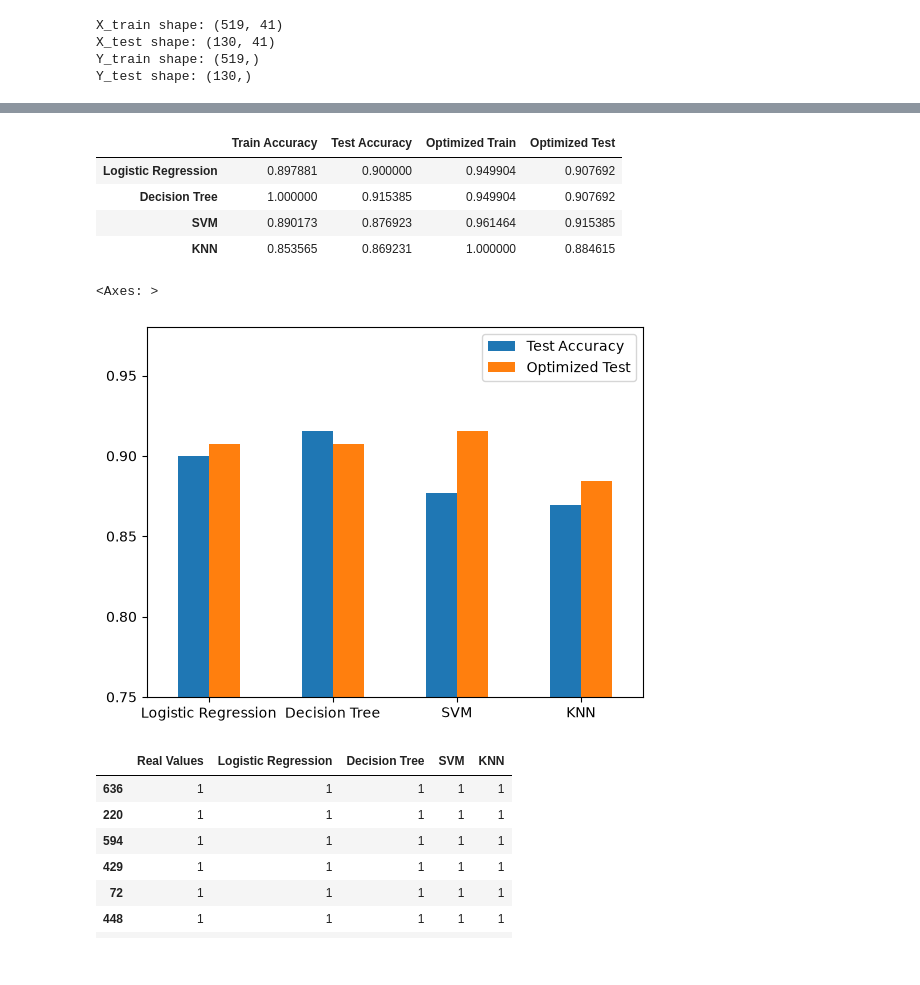
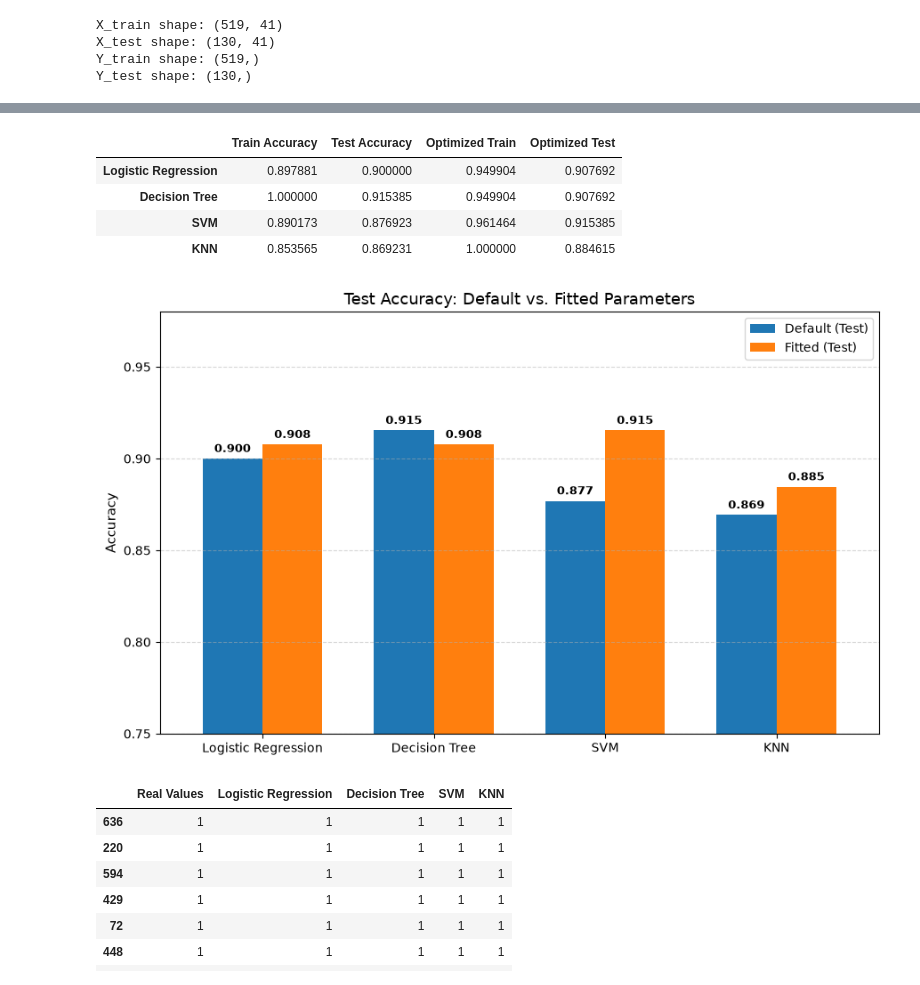
Before and after one commit to azelarabchakour/Data-science-assignments, a Jupyter notebook: Assignment-1/Code/Problem1-Classification.ipynb, the cells around one changed output, grey strips where cells are left out. Saved outputs shown, nothing was run; the diff lists cells and outputs as text; code cells hidden in the pictures.

```diff
--- a/Assignment-1/Code/Problem1-Classification.ipynb
+++ b/Assignment-1/Code/Problem1-Classification.ipynb
@@ -288,6 +288,22 @@ accuracy_df = pd.DataFrame(accuracy_results).T
 display(accuracy_df)
 
 #display(accuracy_df.plot(kind='bar', ylim=(0.75, 1.05), rot=0))
+
+#------------------------------------------------
+
+fig, ax = plt.subplots(figsize=(9, 5.5))
+accuracy_df.plot(kind='bar', ax=ax, rot=0, width=0.7)
+
+ax.set_title('Accuracy of Models with Default Parameters (Train vs. Test)', fontsize=13)
+ax.set_ylabel('Accuracy', fontsize=11)
+ax.set_ylim(0.75, 1.06)
+ax.grid(axis='y', linestyle='--', alpha=0.5)
+
+for container in ax.containers:
+    ax.bar_label(container, fmt='%.3f', padding=3, fontsize=9.5, fontweight='bold')
+
+plt.tight_layout()
+plt.show()
 # %% [output]
 [figure]
 [figure]
@@ -381,32 +434,50 @@ Passing `palette` without assigning `hue` is deprecated and will be removed in v
 # %%
 # 5) Evaluate the performance of the models with optimal values of the parameters. Output the results in
 # the similar dataframe as in Task 2.3. Compare the results with obtained in Task 2.3. Make the conclusion
 # about the best-fitted model before and after optimization of the parameters.
 
 optimized_results = {}
 
 for name, model in best_models.items():
     train_pred = model.predict(X_train_scaled)
     test_pred = model.predict(X_test_scaled)
 
     optimized_results[name] = {
         'Optimized Train': accuracy_score(Y_train, train_pred),
         'Optimized Test': accuracy_score(Y_test, test_pred)
     }
 
 optimized_df = pd.DataFrame(optimized_results).T
 comparison_df = pd.concat([accuracy_df, optimized_df], axis=1)
 display(comparison_df)
 
 #display(comparison_df[['Test Accuracy', 'Optimized Test']].plot(kind='bar', ylim=(0.75, 0.98), rot=0))
+
+#------------------------------------------------------
+
+fig, ax = plt.subplots(figsize=(9, 5.5))
+plot_df = comparison_df[['Test Accuracy', 'Optimized Test']].rename(
+    columns={'Test Accuracy': 'Default (Test)', 'Optimized Test': 'Fitted (Test)'}
+)
+plot_df.plot(kind='bar', ax=ax, rot=0, width=0.7)
+
+ax.set_title('Test Accuracy: Default vs. Fitted Parameters', fontsize=13)
+ax.set_ylabel('Accuracy', fontsize=11)
+ax.set_ylim(0.75, 0.98)
+ax.grid(axis='y', linestyle='--', alpha=0.5)
+
+for container in ax.containers:
+    ax.bar_label(container, fmt='%.3f', padding=3, fontsize=9.5, fontweight='bold')
+
+plt.tight_layout()
+plt.show()
 # %% [output]
 |  | Train Accuracy | Test Accuracy | Optimized Train | Optimized Test |
 | Logistic Regression | 0.897881 | 0.900000 | 0.949904 | 0.907692 |
 | Decision Tree | 1.000000 | 0.915385 | 0.949904 | 0.907692 |
 | SVM | 0.890173 | 0.876923 | 0.961464 | 0.915385 |
 | KNN | 0.853565 | 0.869231 | 1.000000 | 0.884615 |
-<Axes: >
-[figure, old version]
+[figure, new version]
 # %%
 # Before hyperparameter tuning, the default Decision Tree achieved the highest test accuracy but
 # suffered from severe overfitting by memorizing the training data. After optimization with
```
Also changed, not shown: parts of 5 cells of this notebook, 11 other files.
